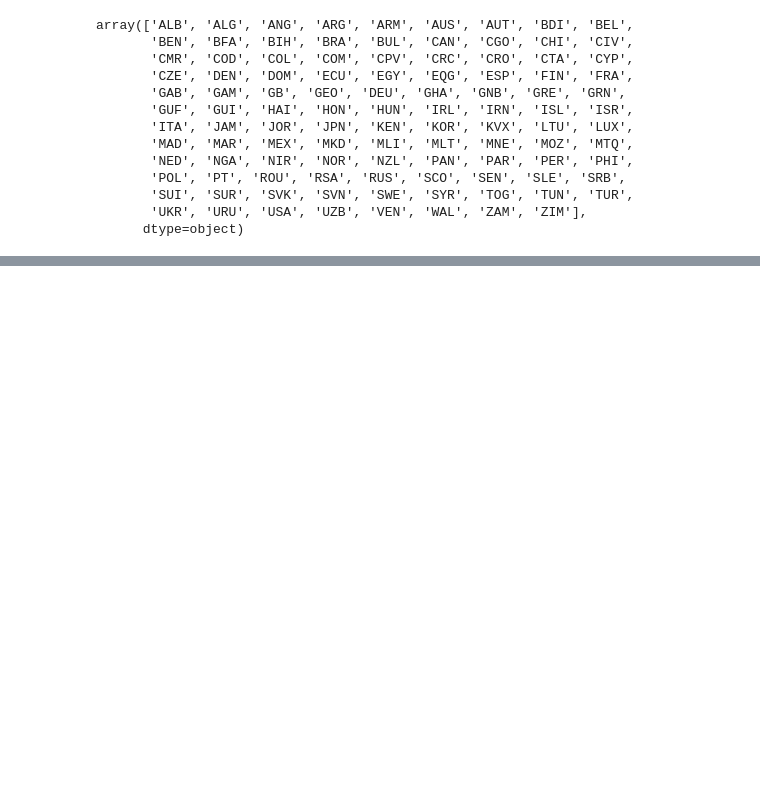
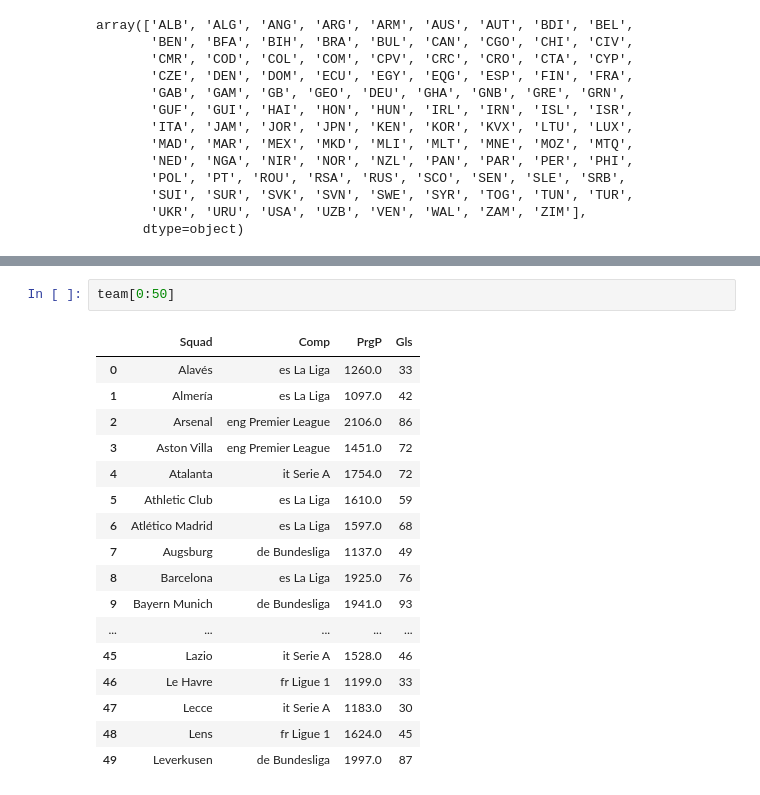
Before and after one commit to ethanxin0/ds4200_project, a Jupyter notebook: geo.ipynb, the cells around one changed output, grey strips where cells are left out. Drawn from its saved outputs; the diff is of its cells as text; blank space fills up the shorter version.

```diff
--- a/geo.ipynb
+++ b/geo.ipynb
@@ -126,0 +157,20 @@ array(['ALB', 'ALG', 'ANG', 'ARG', 'ARM', 'AUS', 'AUT', 'BDI', 'BEL',
+# %%
+team[0:50]
+# %% [output]
+|  | Squad | Comp | PrgP | Gls |
+| 0 | Alavés | es La Liga | 1260.0 | 33 |
+| 1 | Almería | es La Liga | 1097.0 | 42 |
+| 2 | Arsenal | eng Premier League | 2106.0 | 86 |
+| 3 | Aston Villa | eng Premier League | 1451.0 | 72 |
+| 4 | Atalanta | it Serie A | 1754.0 | 72 |
+| 5 | Athletic Club | es La Liga | 1610.0 | 59 |
+| 6 | Atlético Madrid | es La Liga | 1597.0 | 68 |
+| 7 | Augsburg | de Bundesliga | 1137.0 | 49 |
+| 8 | Barcelona | es La Liga | 1925.0 | 76 |
+| 9 | Bayern Munich | de Bundesliga | 1941.0 | 93 |
+| ... | ... | ... | ... | ... |
+| 45 | Lazio | it Serie A | 1528.0 | 46 |
+| 46 | Le Havre | fr Ligue 1 | 1199.0 | 33 |
+| 47 | Lecce | it Serie A | 1183.0 | 30 |
+| 48 | Lens | fr Ligue 1 | 1624.0 | 45 |
+| 49 | Leverkusen | de Bundesliga | 1997.0 | 87 |
```
Also changed, not shown: parts of 4 cells of this notebook, 3 other files.
